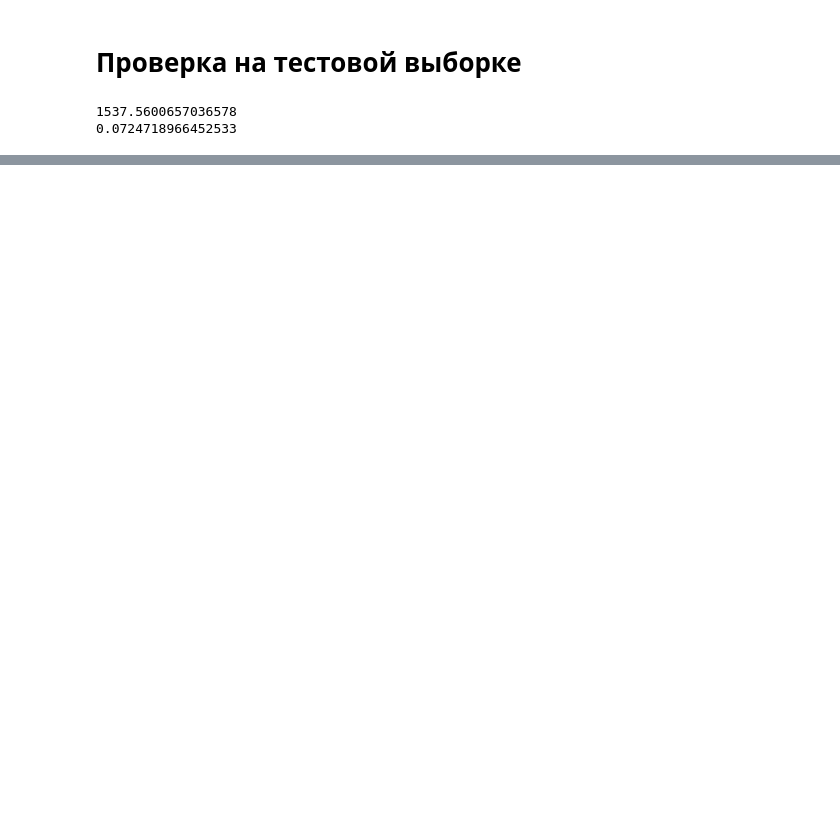
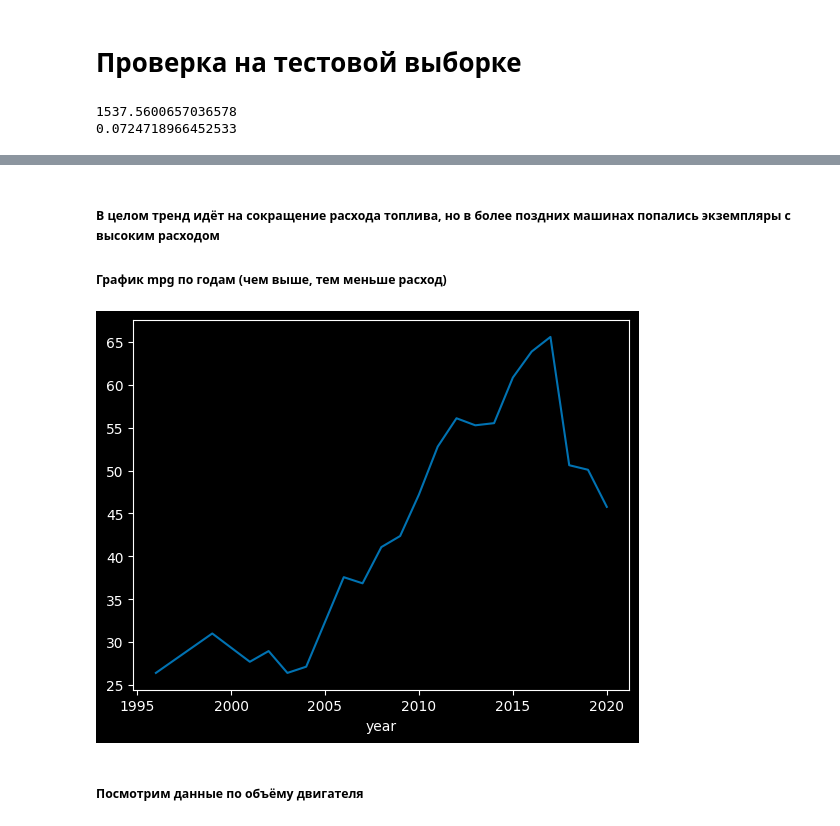
Before and after one commit to Zetis659/Data_Science_GM, a Jupyter notebook: 6.Model_analysis/Model_analysis.ipynb, the cells around one changed output, grey strips where cells are left out. Drawn from its saved outputs; the diff is of its cells as text; code cells hidden in the pictures; blank space fills up the shorter version.

```diff
--- a/6.Model_analysis/Model_analysis.ipynb
+++ b/6.Model_analysis/Model_analysis.ipynb
@@ -111,0 +192,2 @@ error(test['price'],test['price_pred'])
+# %%
+test['price_group'] = pd.qcut(test.price, 5)  # qcut разбивает группу на интервалы, практически равные по количеству наблюдений
@@ -111,0 +453,2 @@ error(test['price'],test['price_pred'])
+# %%
+test['mileage_group'] = pd.qcut(test.mileage, 5)
@@ -111,0 +517,2 @@ error(test['price'],test['price_pred'])
+# %%
+test['tax_group'] = pd.qcut(test.tax, 5, duplicates='drop')  # Выкинем дубликаты для избежания ошибки
@@ -111,0 +568,2 @@ error(test['price'],test['price_pred'])
+# %%
+test['mpg_group'] = pd.qcut(test.mpg, 5)
@@ -111,0 +636,9 @@ error(test['price'],test['price_pred'])
+# %% [markdown]
+##### В целом тренд идёт на сокращение расхода топлива, но в более поздних машинах попались экземпляры с высоким расходом
+##### График mpg по годам (чем выше, тем меньше расход)
+# %%
+test.groupby('year').mpg.mean().plot();
+# %% [output]
+[figure, added]
+# %% [markdown]
+##### Посмотрим данные по объёму двигателя
```
Also changed, not shown: parts of 84 cells of this notebook, 4 other files.
